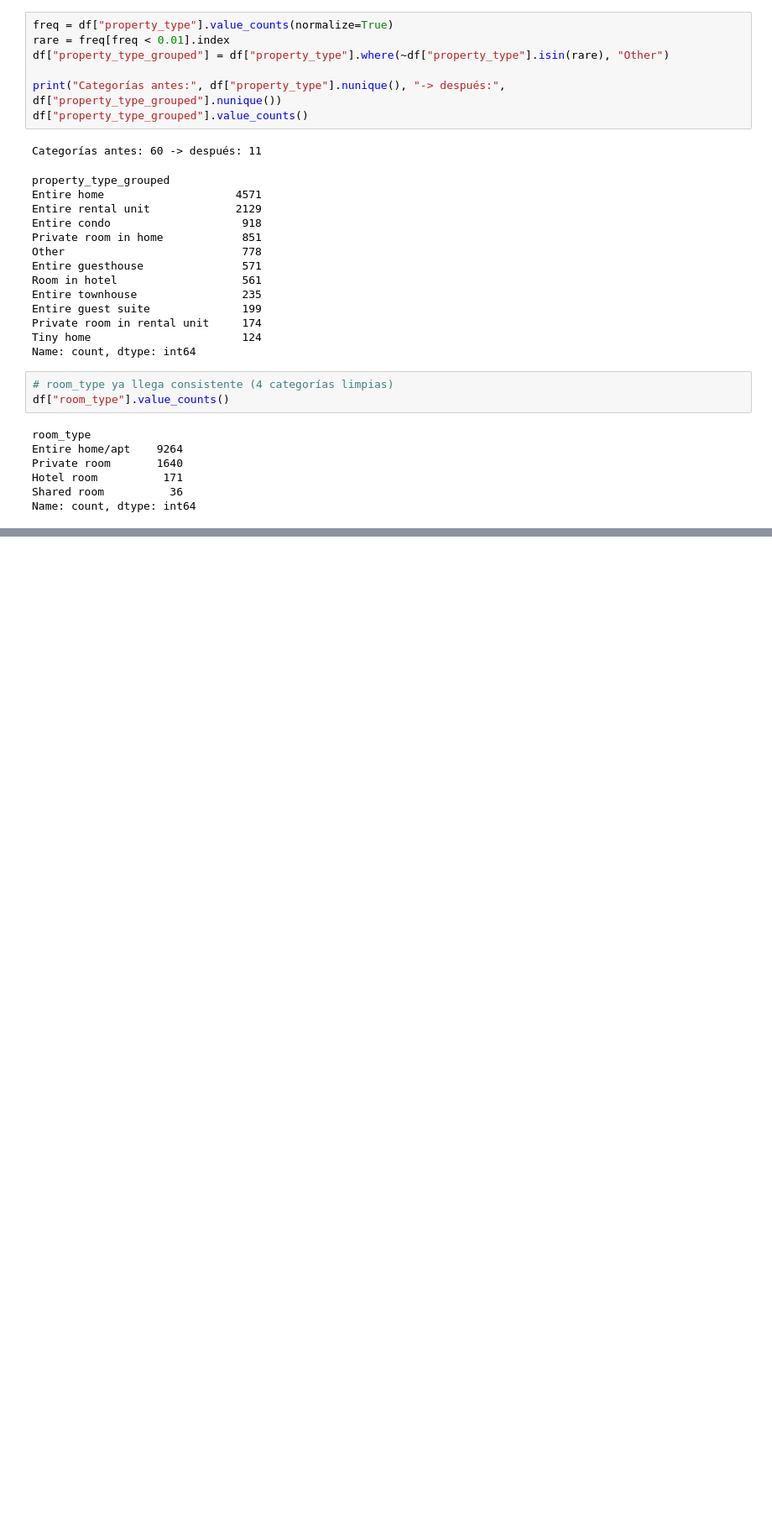
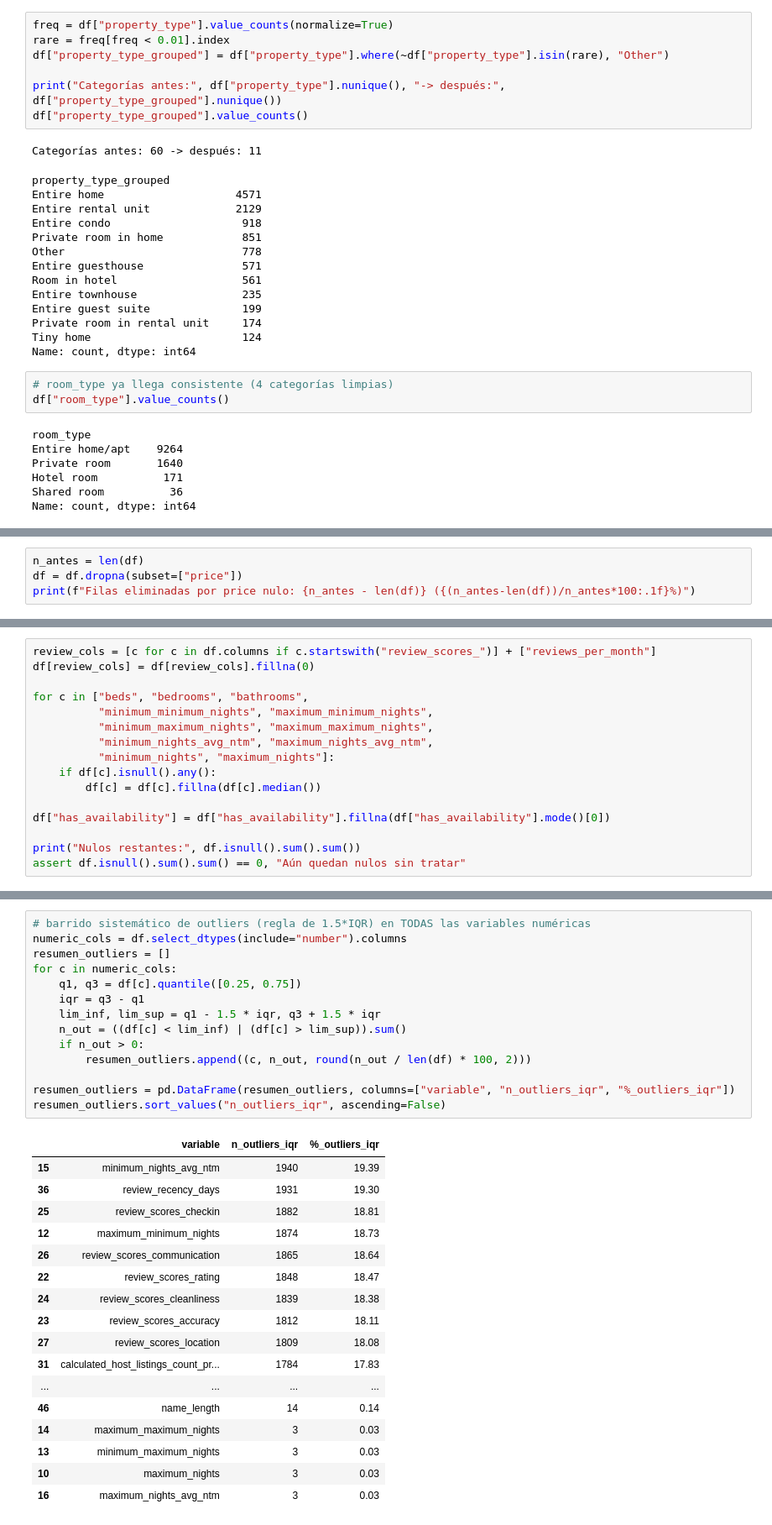
Before and after one commit to juliana-valbuena/Austin, a Jupyter notebook: etapa2-ingenieria-datos/limpieza_airbnb.ipynb, the cells around one changed output, grey strips where cells are left out. Shown at 84% size. Saved outputs shown, nothing was run; the diff lists cells and outputs as text; blank space fills up the shorter version.

Commit message:
Etapa 2 - pasos 5-11: variables derivadas, faltantes, outliers, codificacion y validacion final

```diff
--- a/etapa2-ingenieria-datos/limpieza_airbnb.ipynb
+++ b/etapa2-ingenieria-datos/limpieza_airbnb.ipynb
@@ -207,0 +260,4 @@ Name: count, dtype: int64
+# %%
+n_antes = len(df)
+df = df.dropna(subset=["price"])
+print(f"Filas eliminadas por price nulo: {n_antes - len(df)} ({(n_antes-len(df))/n_antes*100:.1f}%)")
@@ -207,0 +266,16 @@ Name: count, dtype: int64
+# %%
+review_cols = [c for c in df.columns if c.startswith("review_scores_")] + ["reviews_per_month"]
+df[review_cols] = df[review_cols].fillna(0)
+
+for c in ["beds", "bedrooms", "bathrooms",
+          "minimum_minimum_nights", "maximum_minimum_nights",
+          "minimum_maximum_nights", "maximum_maximum_nights",
+          "minimum_nights_avg_ntm", "maximum_nights_avg_ntm",
+          "minimum_nights", "maximum_nights"]:
+    if df[c].isnull().any():
+        df[c] = df[c].fillna(df[c].median())
+
+df["has_availability"] = df["has_availability"].fillna(df["has_availability"].mode()[0])
+
+print("Nulos restantes:", df.isnull().sum().sum())
+assert df.isnull().sum().sum() == 0, "Aún quedan nulos sin tratar"
@@ -207,0 +291,32 @@ Name: count, dtype: int64
+# %%
+# barrido sistemático de outliers (regla de 1.5*IQR) en TODAS las variables numéricas
+numeric_cols = df.select_dtypes(include="number").columns
+resumen_outliers = []
+for c in numeric_cols:
+    q1, q3 = df[c].quantile([0.25, 0.75])
+    iqr = q3 - q1
+    lim_inf, lim_sup = q1 - 1.5 * iqr, q3 + 1.5 * iqr
+    n_out = ((df[c] < lim_inf) | (df[c] > lim_sup)).sum()
+    if n_out > 0:
+        resumen_outliers.append((c, n_out, round(n_out / len(df) * 100, 2)))
+
+resumen_outliers = pd.DataFrame(resumen_outliers, columns=["variable", "n_outliers_iqr", "%_outliers_iqr"])
+resumen_outliers.sort_values("n_outliers_iqr", ascending=False)
+# %% [output]
+|  | variable | n_outliers_iqr | %_outliers_iqr |
+| 15 | minimum_nights_avg_ntm | 1940 | 19.39 |
+| 36 | review_recency_days | 1931 | 19.30 |
+| 25 | review_scores_checkin | 1882 | 18.81 |
+| 12 | maximum_minimum_nights | 1874 | 18.73 |
+| 26 | review_scores_communication | 1865 | 18.64 |
+| 22 | review_scores_rating | 1848 | 18.47 |
+| 24 | review_scores_cleanliness | 1839 | 18.38 |
+| 23 | review_scores_accuracy | 1812 | 18.11 |
+| 27 | review_scores_location | 1809 | 18.08 |
+| 31 | calculated_host_listings_count_pr... | 1784 | 17.83 |
+| ... | ... | ... | ... |
+| 46 | name_length | 14 | 0.14 |
+| 14 | maximum_maximum_nights | 3 | 0.03 |
+| 13 | minimum_maximum_nights | 3 | 0.03 |
+| 10 | maximum_nights | 3 | 0.03 |
+| 16 | maximum_nights_avg_ntm | 3 | 0.03 |
```
Also changed, not shown: parts of 16 cells of this notebook.
